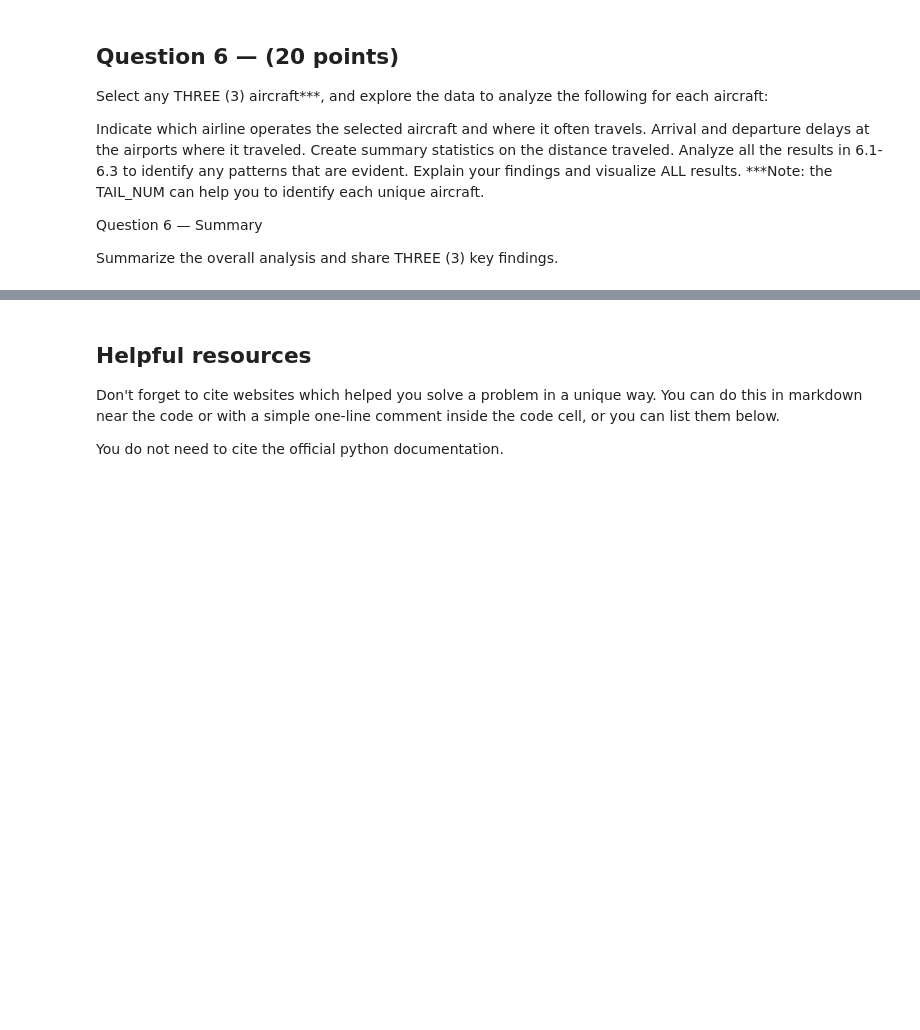
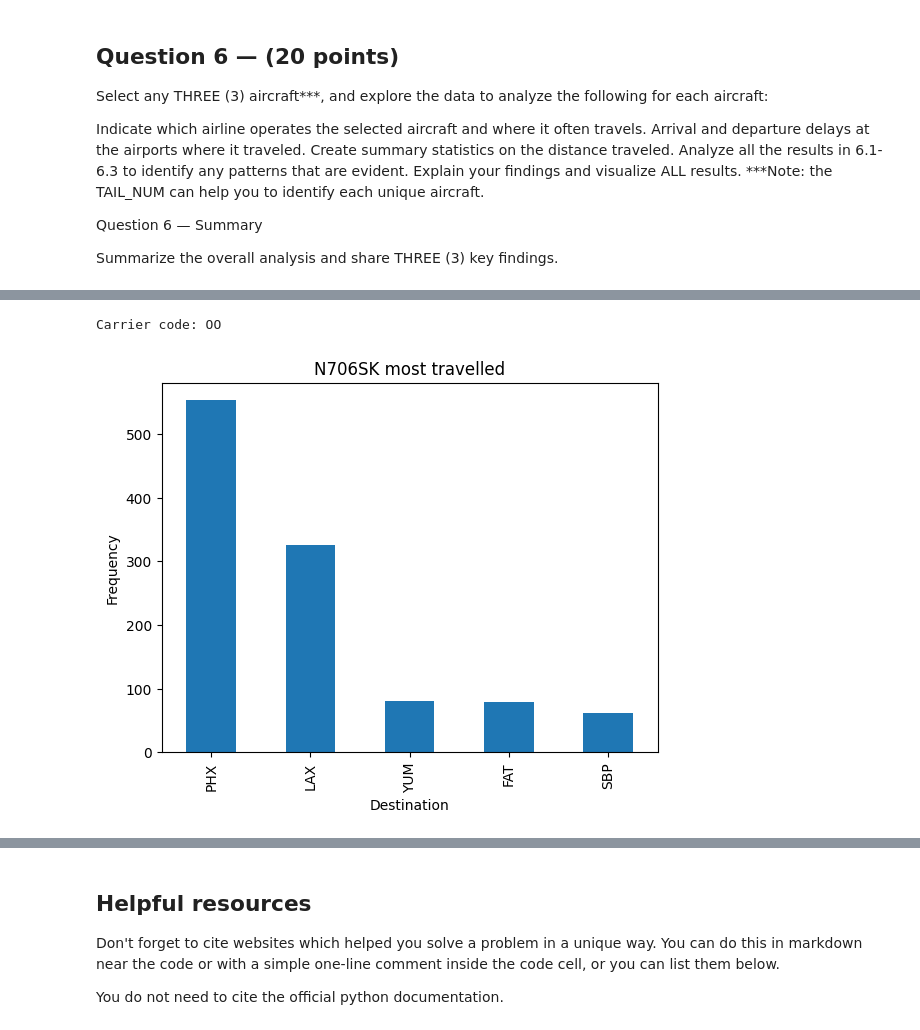
Before and after one commit to inacarr/ds3000group34, a Jupyter notebook: DS3000.Practicum34.ipynb, the cells around one changed output, grey strips where cells are left out. Saved outputs shown, nothing was run; the diff lists cells and outputs as text; code cells hidden in the pictures; blank space fills up the shorter version.

```diff
--- a/DS3000.Practicum34.ipynb
+++ b/DS3000.Practicum34.ipynb
@@ -517,11 +517,9 @@ tails_counts = df['TAIL_NUM'].value_counts()
 max_val = tails_counts.max()
 median_val = tails_counts.median()
 min_val = tails_counts.min()
-x = tails_counts[tails_counts == max_val].index[0]
-y = tails_counts[tails_counts == median_val].index[0]
-z = tails_counts[tails_counts == min_val].index[0]
-print(x+', '+y+', '+z)
-
-# N706SK appears to be the most frequently flying aircraft
-# N491UA appears to be at the median
-# N821NW appears to be the least
+max_flights_plane = tails_counts[tails_counts == max_val].index[0]
+median_flights_plane = tails_counts[tails_counts == median_val].index[0]
+min_flights_plane = tails_counts[tails_counts == min_val].index[0]
+print(f"Aircraft with max flight hours: {max_flights_plane}")
+print(f"Aircraft with median flight hours: {median_flights_plane}")
+print(f"Aircraft with minimum flight hours: {min_flights_plane}")
@@ -540,2 +556,5 @@ def tails_analyze(tail_num):
 # %%
-tails_analyze(x)
+tails_analyze(max_flights_plane)
+# %% [output]
+Carrier code: OO
+[figure, added]
```
Also changed, not shown: parts of 15 cells of this notebook.
